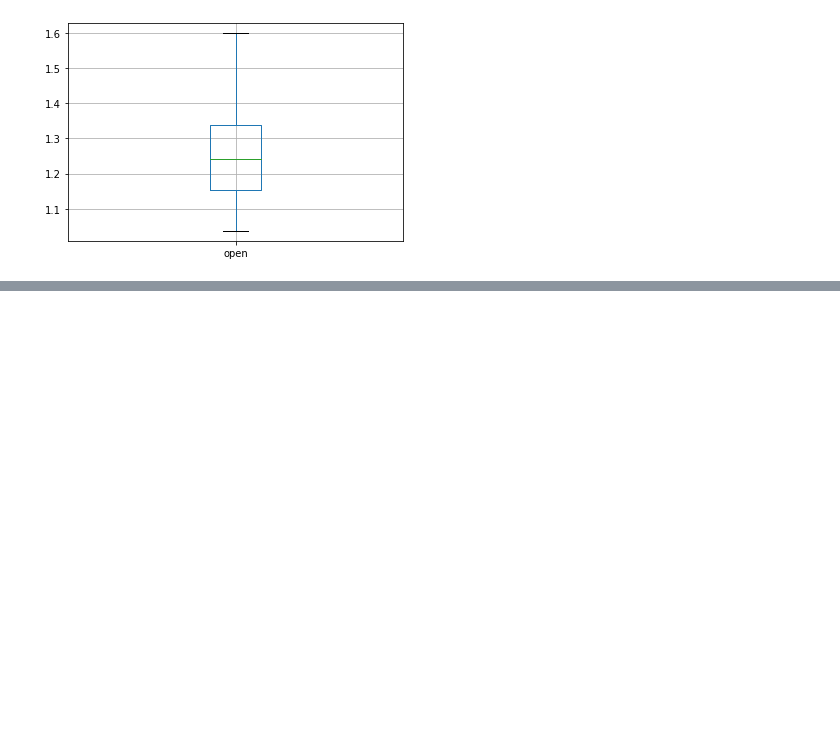
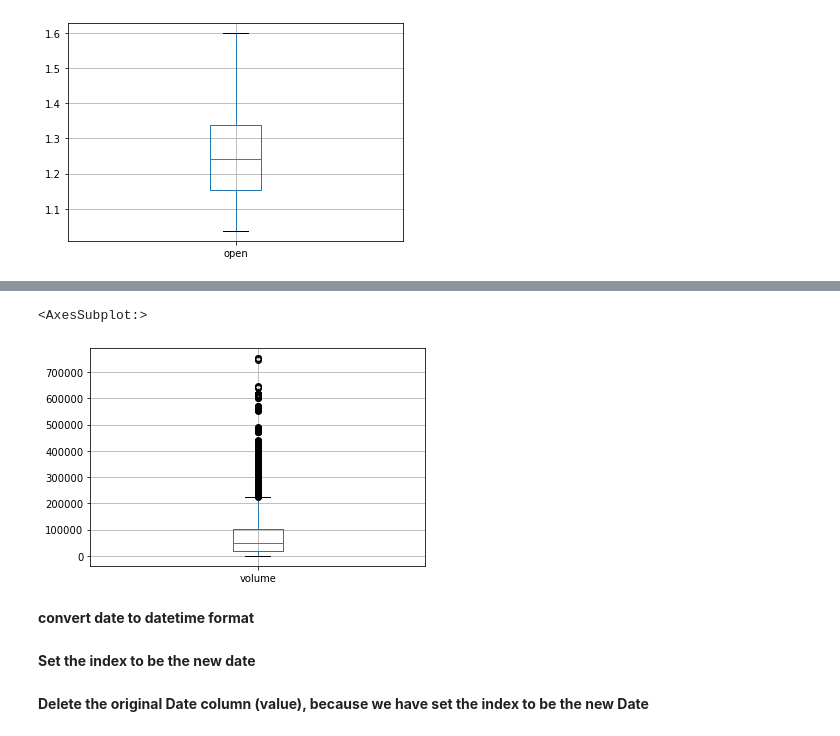
Before and after one commit to SMJB4015/Analyse_Donnee, a Jupyter notebook: index.ipynb, the cells around one changed output, grey strips where cells are left out. Cells and saved outputs as stored; diff of their text form; code cells hidden in the pictures; blank space fills up the shorter version.

```diff
--- a/index.ipynb
+++ b/index.ipynb
@@ -22,0 +67,7 @@ AttributeError: module 'matplotlib' has no attribute 'plot'
+# %%
+forex.boxplot("volume")
+# %% [output]
+<AxesSubplot:>
+[figure, added]
+# %% [markdown]
+**convert date to datetime format**
@@ -22,0 +76,2 @@ AttributeError: module 'matplotlib' has no attribute 'plot'
+# %% [markdown]
+**Set the index to be the new date**
@@ -22,0 +80,2 @@ AttributeError: module 'matplotlib' has no attribute 'plot'
+# %% [markdown]
+**Delete the original Date column (value), because we have set the index to be the new Date**
```
Also changed, not shown: parts of 20 cells of this notebook, 1 other file.
